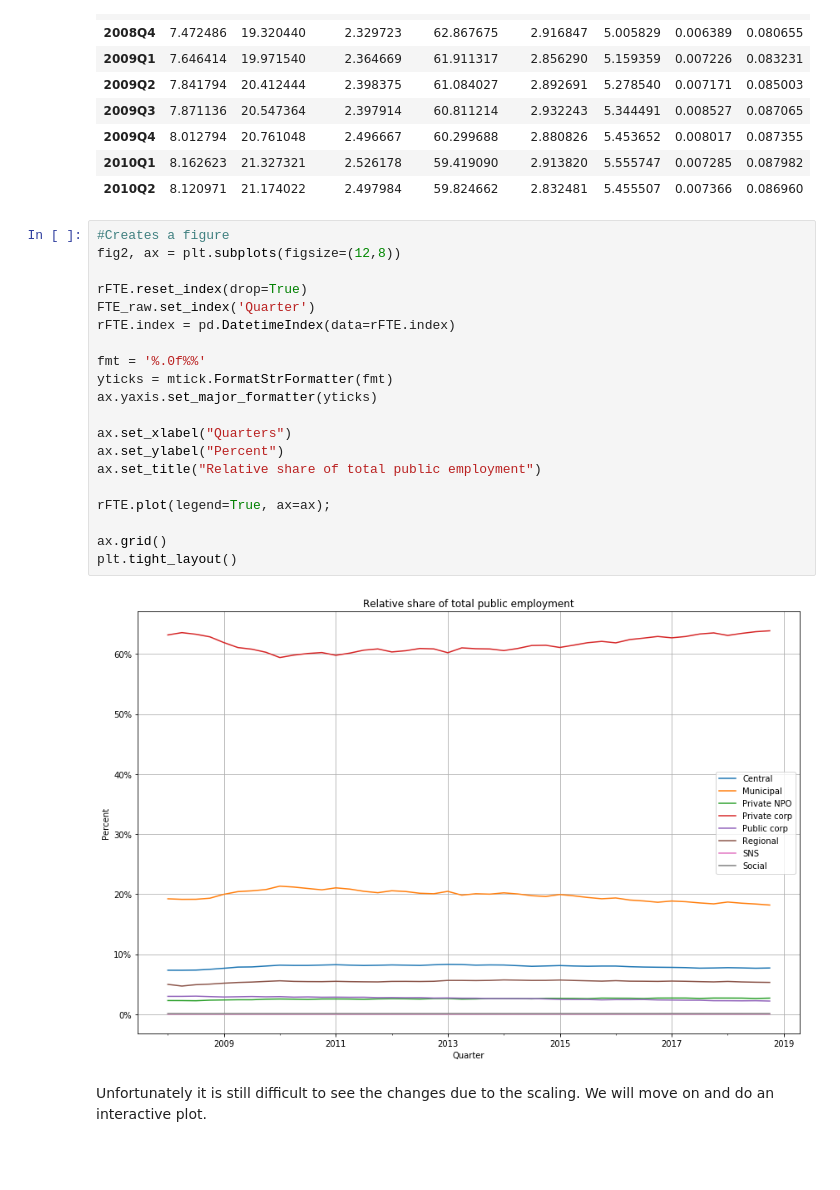
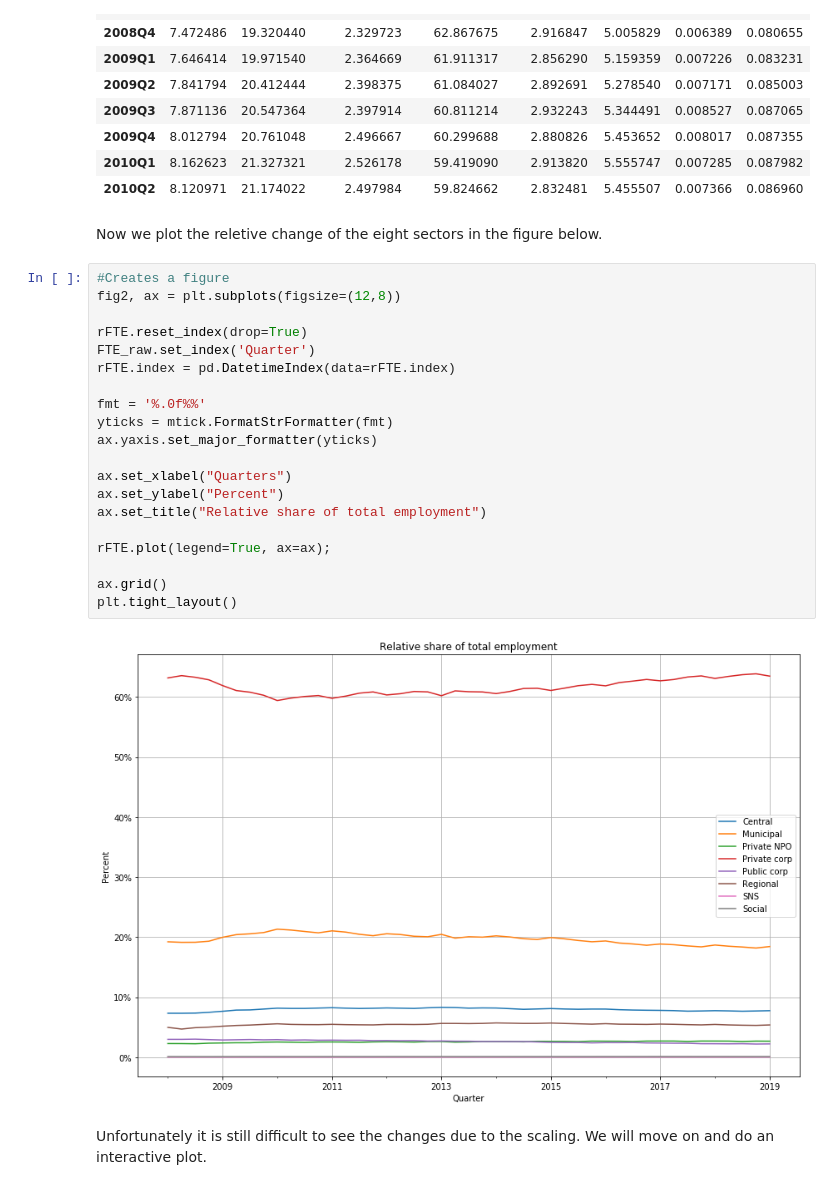
Before and after one commit to NumEconCopenhagen/projects-2019-nx31, a Jupyter notebook: dataproject/dataProject.ipynb, the cells around one changed output. Cells and saved outputs as stored; diff of their text form; blank space fills up the shorter version.

```diff
--- a/dataproject/dataProject.ipynb
+++ b/dataproject/dataProject.ipynb
@@ -262,28 +260,30 @@ rFTE.head(10)
 | 2009Q4 | 8.012794 | 20.761048 | 2.496667 | 60.299688 | 2.880826 | 5.453652 | 0.008017 | 0.087355 |
 | 2010Q1 | 8.162623 | 21.327321 | 2.526178 | 59.419090 | 2.913820 | 5.555747 | 0.007285 | 0.087982 |
 | 2010Q2 | 8.120971 | 21.174022 | 2.497984 | 59.824662 | 2.832481 | 5.455507 | 0.007366 | 0.086960 |
+# %% [markdown]
+Now we plot the reletive change of the eight sectors in the figure below.
 # %%
 #Creates a figure
 fig2, ax = plt.subplots(figsize=(12,8))
 
 rFTE.reset_index(drop=True)
 FTE_raw.set_index('Quarter')
 rFTE.index = pd.DatetimeIndex(data=rFTE.index)
 
 fmt = '%.0f%%'
 yticks = mtick.FormatStrFormatter(fmt)
 ax.yaxis.set_major_formatter(yticks)
 
 ax.set_xlabel("Quarters")
 ax.set_ylabel("Percent")
-ax.set_title("Relative share of total public employment")
+ax.set_title("Relative share of total employment")
 
 rFTE.plot(legend=True, ax=ax);
 
 ax.grid()
 plt.tight_layout()
 # %% [output]
-[figure, old version]
+[figure, new version]
 # %% [markdown]
 Unfortunately it is still difficult to see the changes due to the scaling. We will move on and do an interactive plot.
 # %% [markdown]
```
Also changed, not shown: parts of 29 cells of this notebook.
